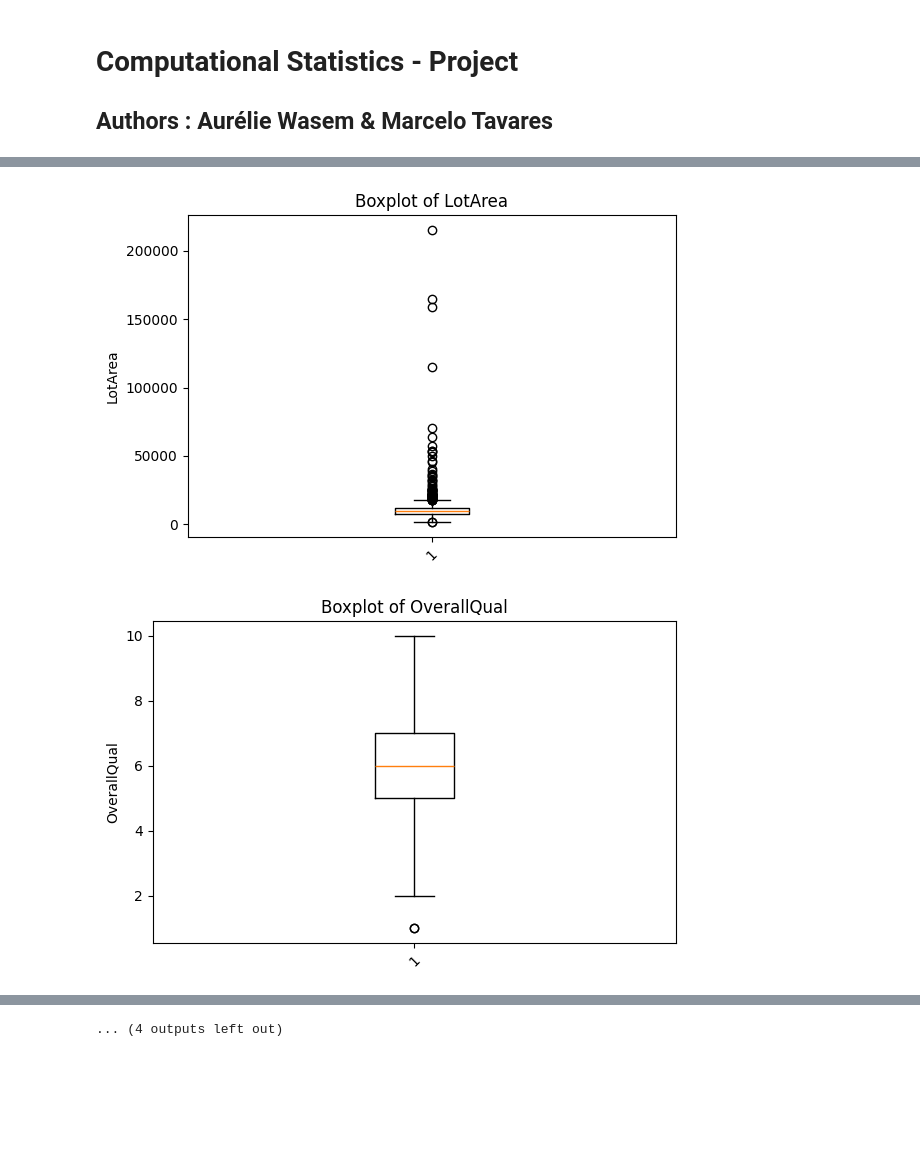
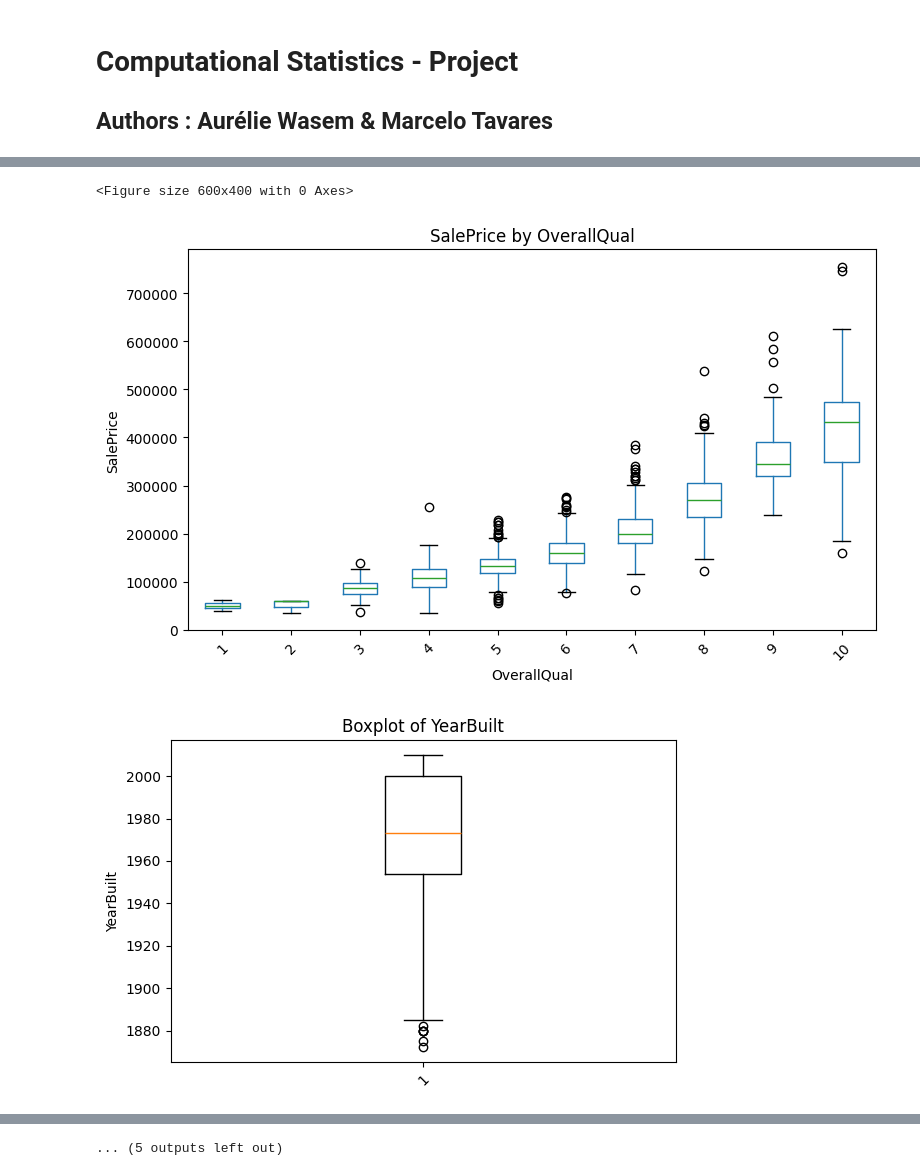
Before and after one commit to decimoplays/CStat-Project, a Jupyter notebook: cstat-project.ipynb, the cells around one changed output, grey strips where cells are left out. Cells and saved outputs as stored; diff of their text form; code cells hidden in the pictures; blank space fills up the shorter version.

```diff
--- a/cstat-project.ipynb
+++ b/cstat-project.ipynb
@@ -14,11 +14,14 @@ import statsmodels.api as sm
 import statsmodels.formula.api as smf
 # %%
 train_df = pd.read_csv('data/train.csv')
+# MARCELO: faire en sorte qu'OverallQual soit vue comme une catégorie dès le début
+train_df['OverallQual'] = train_df['OverallQual'].astype('category')
 # %%
-lst = ['SalePrice', 'GrLivArea', 'LotArea', 'OverallQual',
+lst = ['GrLivArea', 'LotArea', 'OverallQual',
        'YearBuilt', 'TotalBsmtSF', 'GarageArea', '1stFlrSF',
        '2ndFlrSF', 'FullBath', 'HalfBath', 'BedroomAbvGr',
        'TotRmsAbvGrd', 'WoodDeckSF', 'ScreenPorch', 'PoolArea']
+salePrice = 'SalePrice'
 # %%
 # Parcourir toutes les colonnes
 for column in lst:
@@ -30,7 +33,7 @@ for column in lst:
         plt.ylabel(column)
     else:
         # Boxplot SalePrice par modalité pour les colonnes qualitatives
-        if 'SalePrice' in train_df.columns:
+        if salePrice in train_df.columns:
             try:
                 train_df.boxplot(column='SalePrice', by=column, grid=False, figsize=(8, 5))
                 plt.title(f'SalePrice by {column}')
@@ -42,4 +45,14 @@ for column in lst:
     plt.xticks(rotation=45)
     plt.tight_layout()
     plt.show()
+    plt.close()
+
+# MARCELO: ajout d'un plot pour la variable SalePrice
+plt.figure(figsize=(6, 4))
+plt.boxplot(train_df[salePrice].dropna())
+plt.title(f'Boxplot of {salePrice}')
+plt.ylabel(salePrice)
+plt.xticks(rotation=45)
+plt.tight_layout()
+plt.show()
 # %% [output]
@@ -48,2 +61,3 @@ for column in lst:
+<Figure size 600x400 with 0 Axes>
-[figure, old version]
+[figure, new version]
-[figure, old version]
+[figure, new version]
@@ -58,4 +71,4 @@ for column in lst:
-... (4 outputs left out)
+... (5 outputs left out)
 # %%
 # Fonction pour détecter les outliers via la méthode IQR
 def detect_outliers_iqr(data):
```
Also changed, not shown: parts of 7 cells of this notebook.
